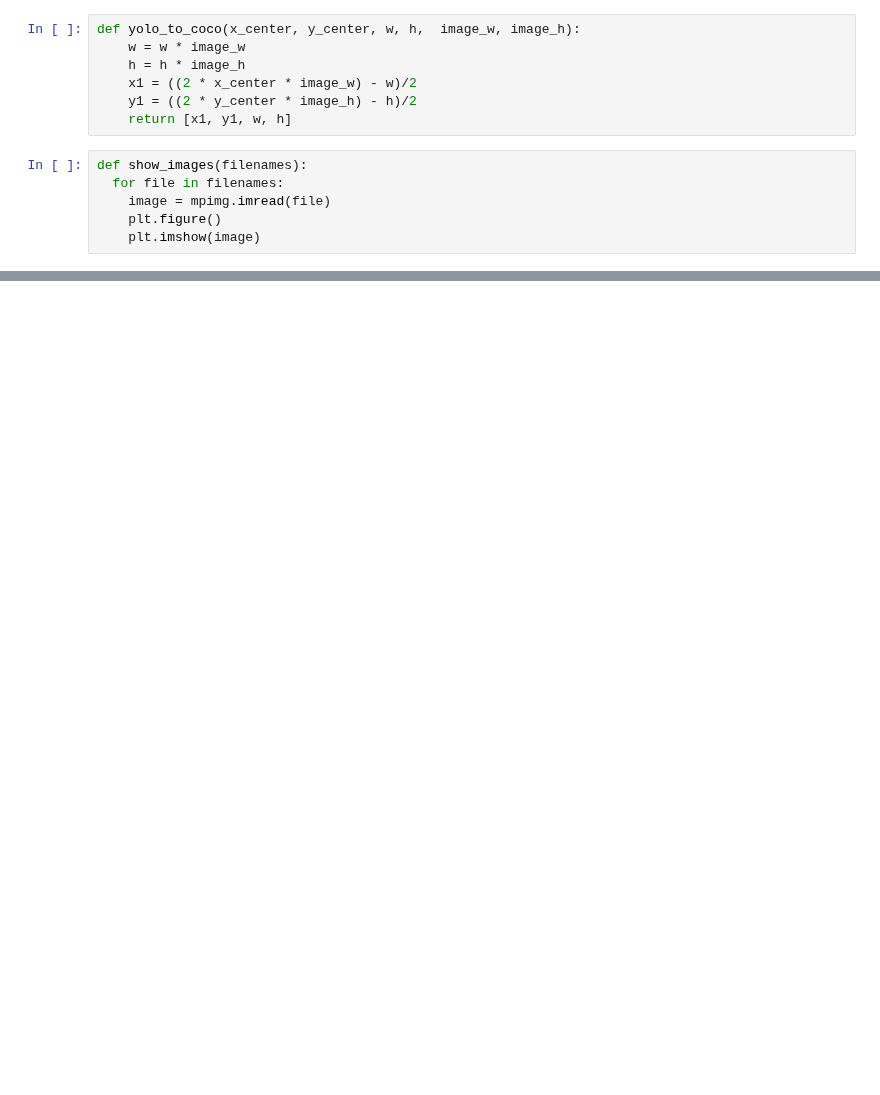
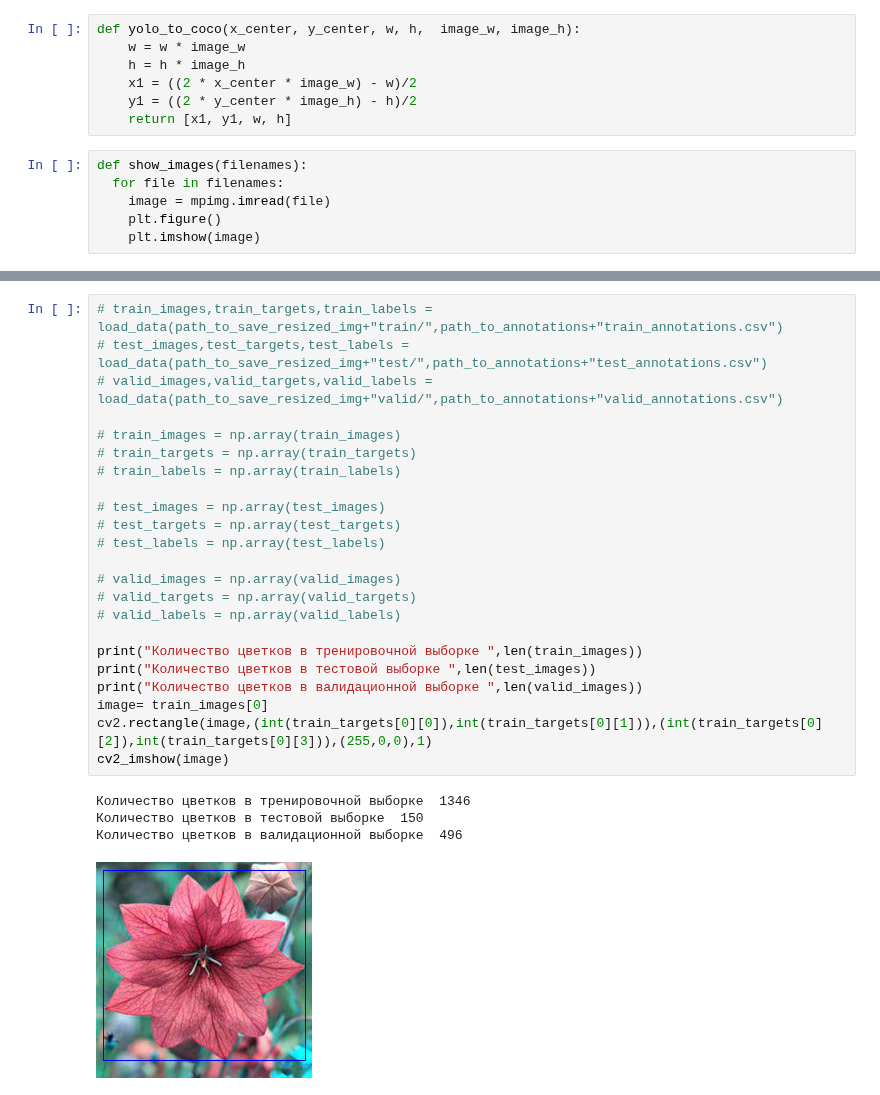
Before and after one commit to s4kh4rov/BMIL, a Jupyter notebook: task2_flowers_detection.ipynb, the cells around one changed output, grey strips where cells are left out. Drawn from its saved outputs; the diff is of its cells as text; blank space fills up the shorter version.

```diff
--- a/task2_flowers_detection.ipynb
+++ b/task2_flowers_detection.ipynb
@@ -89,0 +137,28 @@ show_images([path_to_save_resized_img+"0a49f9219d.jpg",path_to_save_resized_img+
+# %%
+# train_images,train_targets,train_labels = load_data(path_to_save_resized_img+"train/",path_to_annotations+"train_annotations.csv")
+# test_images,test_targets,test_labels = load_data(path_to_save_resized_img+"test/",path_to_annotations+"test_annotations.csv")
+# valid_images,valid_targets,valid_labels = load_data(path_to_save_resized_img+"valid/",path_to_annotations+"valid_annotations.csv")
+
+# train_images = np.array(train_images)
+# train_targets = np.array(train_targets)
+# train_labels = np.array(train_labels)
+
+# test_images = np.array(test_images)
+# test_targets = np.array(test_targets)
+# test_labels = np.array(test_labels)
+
+# valid_images = np.array(valid_images)
+# valid_targets = np.array(valid_targets)
+# valid_labels = np.array(valid_labels)
+
+print("Количество цветков в тренировочной выборке ",len(train_images))
+print("Количество цветков в тестовой выборке ",len(test_images))
+print("Количество цветков в валидационной выборке ",len(valid_images))
+image= train_images[0]
+cv2.rectangle(image,(int(train_targets[0][0]),int(train_targets[0][1])),(int(train_targets[0][2]),int(train_targets[0][3])),(255,0,0),1)
+cv2_imshow(image)
+# %% [output]
+Количество цветков в тренировочной выборке  1346
+Количество цветков в тестовой выборке  150
+Количество цветков в валидационной выборке  496
+[figure, added]
```
Also changed, not shown: parts of 11 cells of this notebook.
